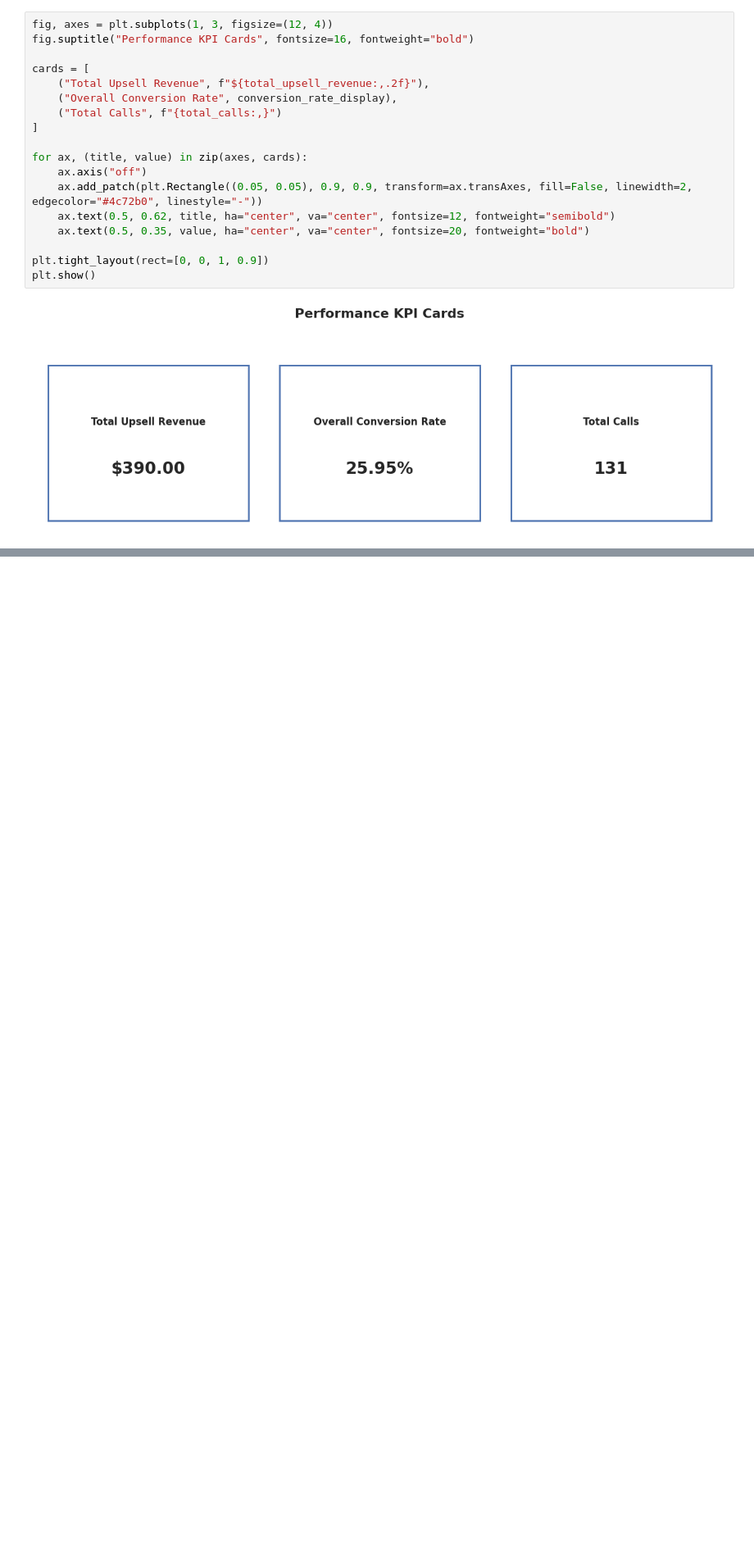
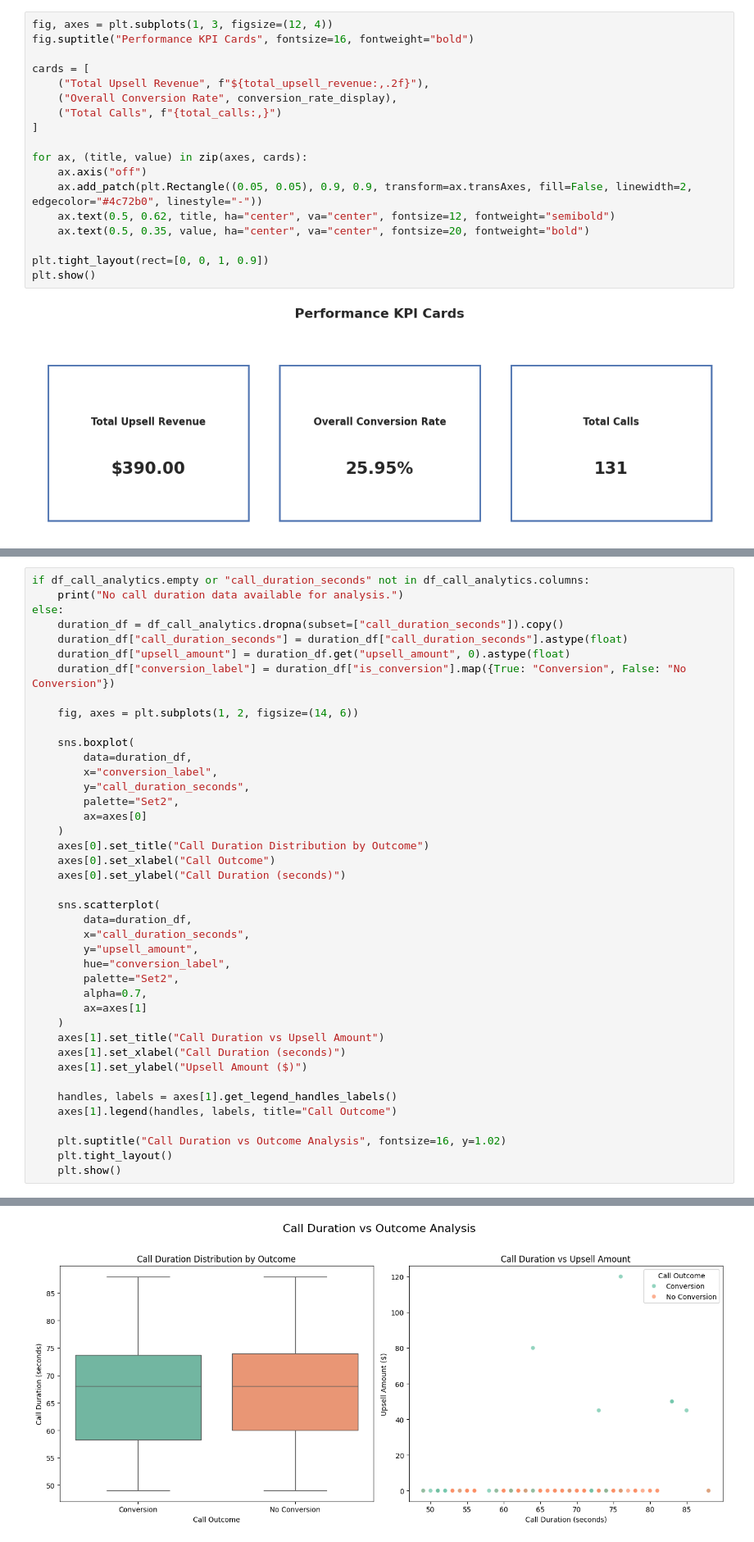
Before and after one commit to RauPro/Data-Engineering-at-Converza, a Jupyter notebook: notebooks/agent_performance_dashboard.ipynb, the cells around one changed output, grey strips where cells are left out. Shown at 82% size. Cells and saved outputs as stored; diff of their text form; blank space fills up the shorter version.

```diff
--- a/notebooks/agent_performance_dashboard.ipynb
+++ b/notebooks/agent_performance_dashboard.ipynb
@@ -189,0 +270,42 @@ plt.show()
+# %%
+if df_call_analytics.empty or "call_duration_seconds" not in df_call_analytics.columns:
+    print("No call duration data available for analysis.")
+else:
+    duration_df = df_call_analytics.dropna(subset=["call_duration_seconds"]).copy()
+    duration_df["call_duration_seconds"] = duration_df["call_duration_seconds"].astype(float)
+    duration_df["upsell_amount"] = duration_df.get("upsell_amount", 0).astype(float)
+    duration_df["conversion_label"] = duration_df["is_conversion"].map({True: "Conversion", False: "No Conversion"})
+
+    fig, axes = plt.subplots(1, 2, figsize=(14, 6))
+
+    sns.boxplot(
+        data=duration_df,
+        x="conversion_label",
+        y="call_duration_seconds",
+        palette="Set2",
+        ax=axes[0]
+    )
+    axes[0].set_title("Call Duration Distribution by Outcome")
+    axes[0].set_xlabel("Call Outcome")
+    axes[0].set_ylabel("Call Duration (seconds)")
+
+    sns.scatterplot(
+        data=duration_df,
+        x="call_duration_seconds",
+        y="upsell_amount",
+        hue="conversion_label",
+        palette="Set2",
+        alpha=0.7,
+        ax=axes[1]
+    )
+    axes[1].set_title("Call Duration vs Upsell Amount")
+    axes[1].set_xlabel("Call Duration (seconds)")
+    axes[1].set_ylabel("Upsell Amount ($)")
+
+    handles, labels = axes[1].get_legend_handles_labels()
+    axes[1].legend(handles, labels, title="Call Outcome")
+
+    plt.suptitle("Call Duration vs Outcome Analysis", fontsize=16, y=1.02)
+    plt.tight_layout()
+    plt.show()
+# %% [output]
@@ -189,0 +315 @@ plt.show()
+[figure, added]
```
Also changed, not shown: parts of 5 cells of this notebook.
